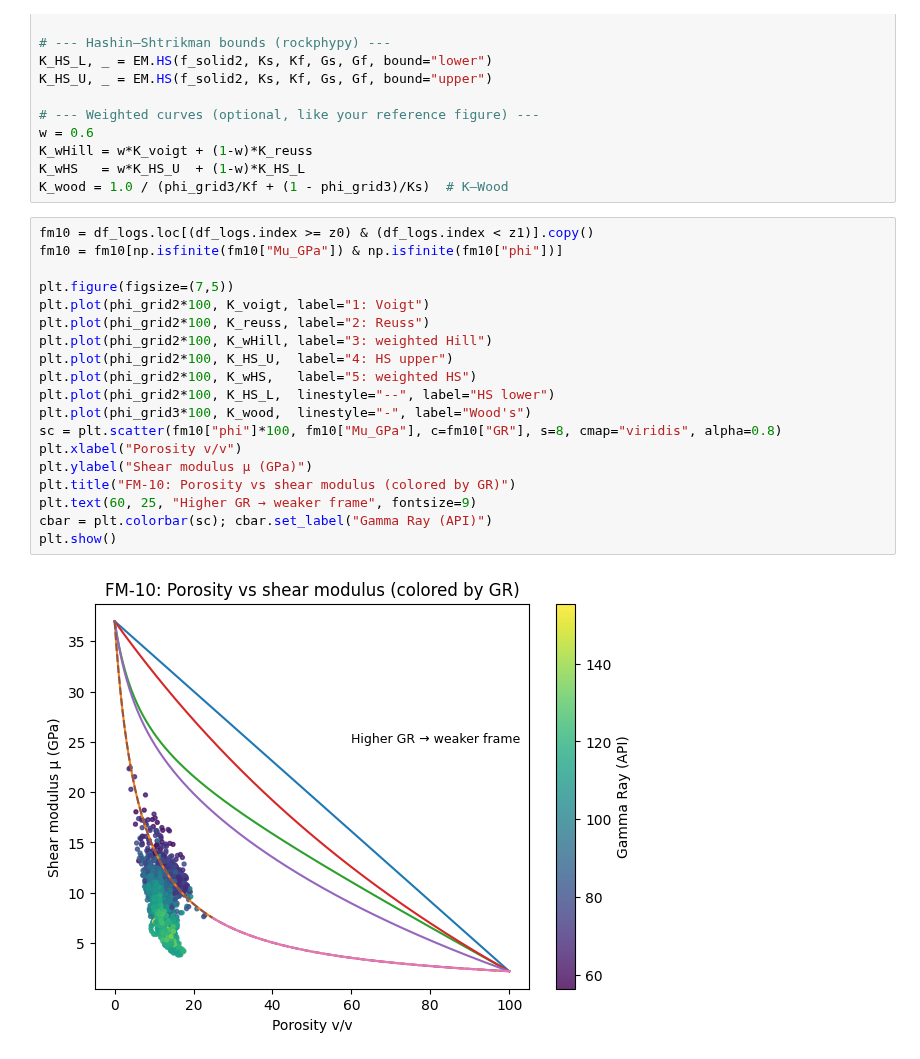
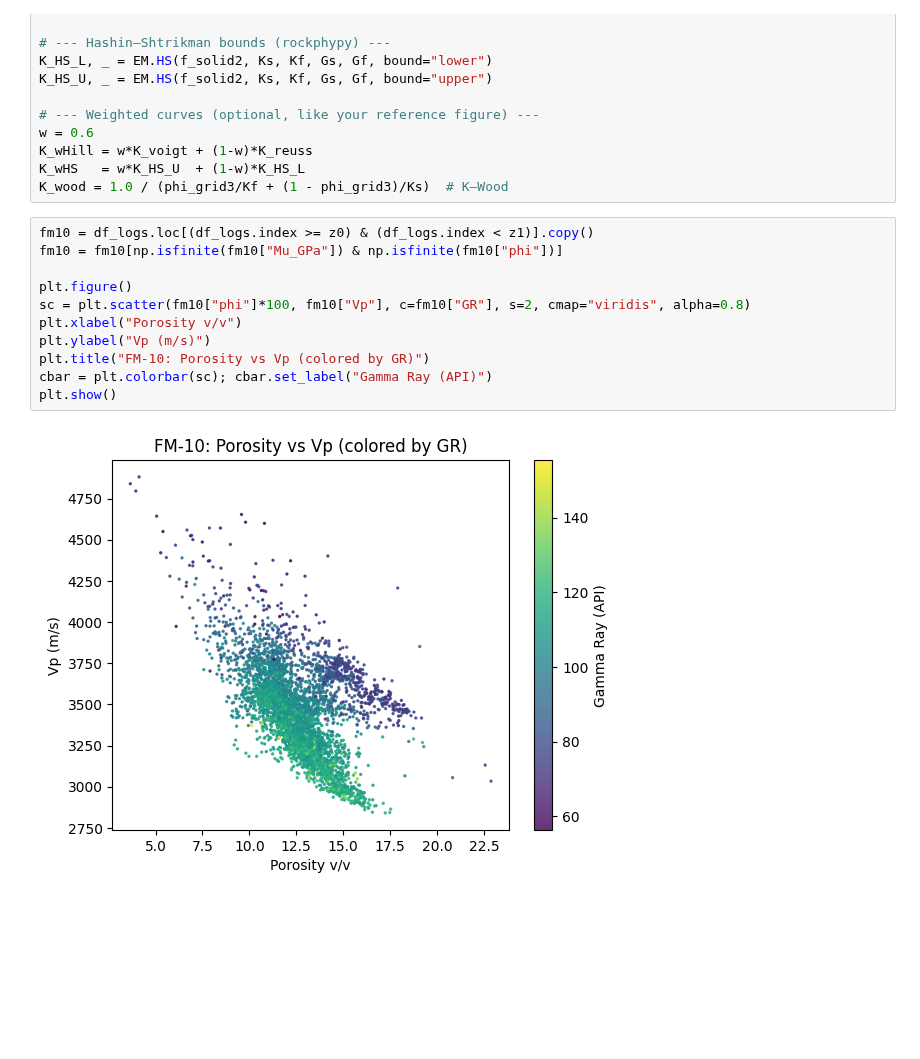
Before and after one commit to erikooooo/well_data_preprocessing, a Jupyter notebook: Excerise_1/Code/Ovelse_3.ipynb, the cells around one changed output. Cells and saved outputs as stored; diff of their text form; blank space fills up the shorter version.

Commit message:
Endring av plot til Vp-Porosity

```diff
--- a/Excerise_1/Code/Ovelse_3.ipynb
+++ b/Excerise_1/Code/Ovelse_3.ipynb
@@ -171,21 +173,13 @@ K_wood = 1.0 / (phi_grid3/Kf + (1 - phi_grid3)/Ks)  # K–Wood
 # %%
 fm10 = df_logs.loc[(df_logs.index >= z0) & (df_logs.index < z1)].copy()
 fm10 = fm10[np.isfinite(fm10["Mu_GPa"]) & np.isfinite(fm10["phi"])]
 
-plt.figure(figsize=(7,5))
-plt.plot(phi_grid2*100, K_voigt, label="1: Voigt")
-plt.plot(phi_grid2*100, K_reuss, label="2: Reuss")
-plt.plot(phi_grid2*100, K_wHill, label="3: weighted Hill")
-plt.plot(phi_grid2*100, K_HS_U,  label="4: HS upper")
-plt.plot(phi_grid2*100, K_wHS,   label="5: weighted HS")
-plt.plot(phi_grid2*100, K_HS_L,  linestyle="--", label="HS lower")
-plt.plot(phi_grid3*100, K_wood,  linestyle="-", label="Wood's")
-sc = plt.scatter(fm10["phi"]*100, fm10["Mu_GPa"], c=fm10["GR"], s=8, cmap="viridis", alpha=0.8)
+plt.figure()
+sc = plt.scatter(fm10["phi"]*100, fm10["Vp"], c=fm10["GR"], s=2, cmap="viridis", alpha=0.8)
 plt.xlabel("Porosity v/v")
-plt.ylabel("Shear modulus μ (GPa)")
-plt.title("FM-10: Porosity vs shear modulus (colored by GR)")
-plt.text(60, 25, "Higher GR → weaker frame", fontsize=9)
+plt.ylabel("Vp (m/s)")
+plt.title("FM-10: Porosity vs Vp (colored by GR)")
 cbar = plt.colorbar(sc); cbar.set_label("Gamma Ray (API)")
 plt.show()
 # %% [output]
-[figure, old version]
+[figure, new version]
```
Also changed, not shown: parts of 1 cell of this notebook.
